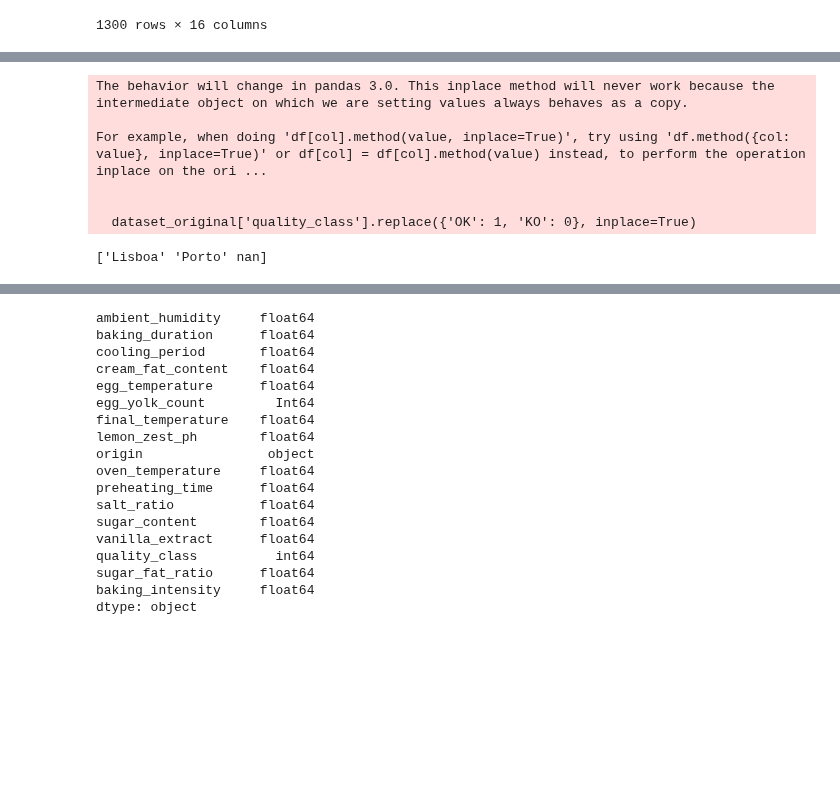
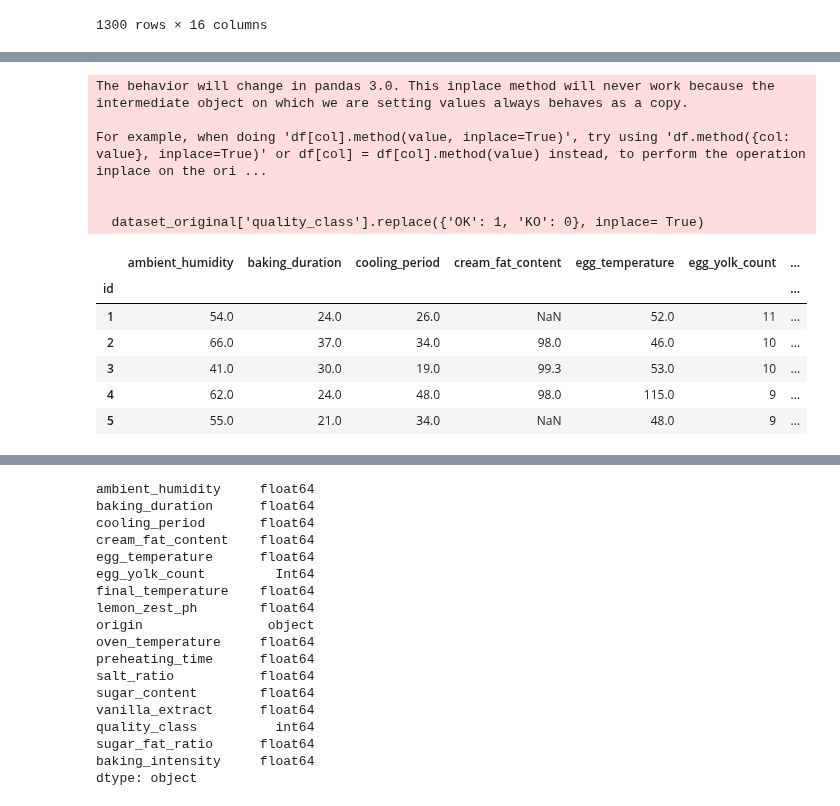
Before and after one commit to afonsolince06/Machine_Learning_Project, a Jupyter notebook: notebook 9.ipynb, the cells around one changed output, grey strips where cells are left out. Saved outputs shown, nothing was run; the diff lists cells and outputs as text; code cells hidden in the pictures; blank space fills up the shorter version.

```diff
--- a/notebook9.ipynb
+++ b/notebook 9.ipynb
@@ -105,0 +168,6 @@ predict_data
+# %%
+dataset_original['origin'] = dataset_original['origin'].str.strip().str.lower().str.title()
+
+predict_data['origin'] = predict_data['origin'].str.strip().str.lower().str.title()
+
+print(dataset_original['origin'].unique())
@@ -106,2 +178,4 @@ predict_data
 # %%
-dataset_original.drop(columns=['notes_baker','pastry_type'], inplace=True)
+dataset_original = dataset_original.drop(columns=['notes_baker', 'pastry_type'])
+predict_data = predict_data.drop(columns=['notes_baker', 'pastry_type'])
+dataset_original.info()
@@ -108,4 +219,2 @@ dataset_original.drop(columns=['notes_baker','pastry_type'], inplace=True)
 # %%
-dataset_original.dropna(subset=['quality_class'], inplace=True)
-
-dataset_original.isna().sum()
+dataset_original = dataset_original.dropna(subset=['quality_class'])
@@ -139,19 +245,17 @@ Length: 5199, dtype: Int64' has dtype incompatible with float64, please explicit
 # %%
-dataset_original['quality_class'].replace({'OK': 1, 'KO': 0}, inplace=True)
+dataset_original['quality_class'].replace({'OK': 1, 'KO': 0}, inplace= True)
+dataset_original.head() #just to check if the changes were applied
 # %% [output]
 The behavior will change in pandas 3.0. This inplace method will never work because the intermediate object on which we are setting values always behaves as a copy.
 
 For example, when doing 'df[col].method(value, inplace=True)', try using 'df.method({col: value}, inplace=True)' or df[col] = df[col].method(value) instead, to perform the operation inplace on the ori ...
 
 
-  dataset_original['quality_class'].replace({'OK': 1, 'KO': 0}, inplace=True)
+  dataset_original['quality_class'].replace({'OK': 1, 'KO': 0}, inplace= True)
+|  | ambient_humidity | baking_duration | cooling_period | cream_fat_content | egg_temperature | egg_yolk_count | ... |
+| id |  |  |  |  |  |  | ... |
+| 1 | 54.0 | 24.0 | 26.0 | NaN | 52.0 | 11 | ... |
+| 2 | 66.0 | 37.0 | 34.0 | 98.0 | 46.0 | 10 | ... |
+| 3 | 41.0 | 30.0 | 19.0 | 99.3 | 53.0 | 10 | ... |
+| 4 | 62.0 | 24.0 | 48.0 | 98.0 | 115.0 | 9 | ... |
+| 5 | 55.0 | 21.0 | 34.0 | NaN | 48.0 | 9 | ... |
-# %%
-'''
-We will use the same logic applied to dataset_original to clean the prediction dataset.
-Firstly, we will drop the unneeded columns and then get rid of inconsistencies in the 'origin' column
-'''
-predict_data = predict_data.drop(columns=[ 'notes_baker', 'pastry_type'])
-predict_data['origin'] = predict_data['origin'].str.strip().str.lower().str.title()
-print(predict_data['origin'].unique()) #just to check if it worked
-# %% [output]
-['Lisboa' 'Porto' nan]
```
Also changed, not shown: parts of 62 cells of this notebook, 6 other files.
